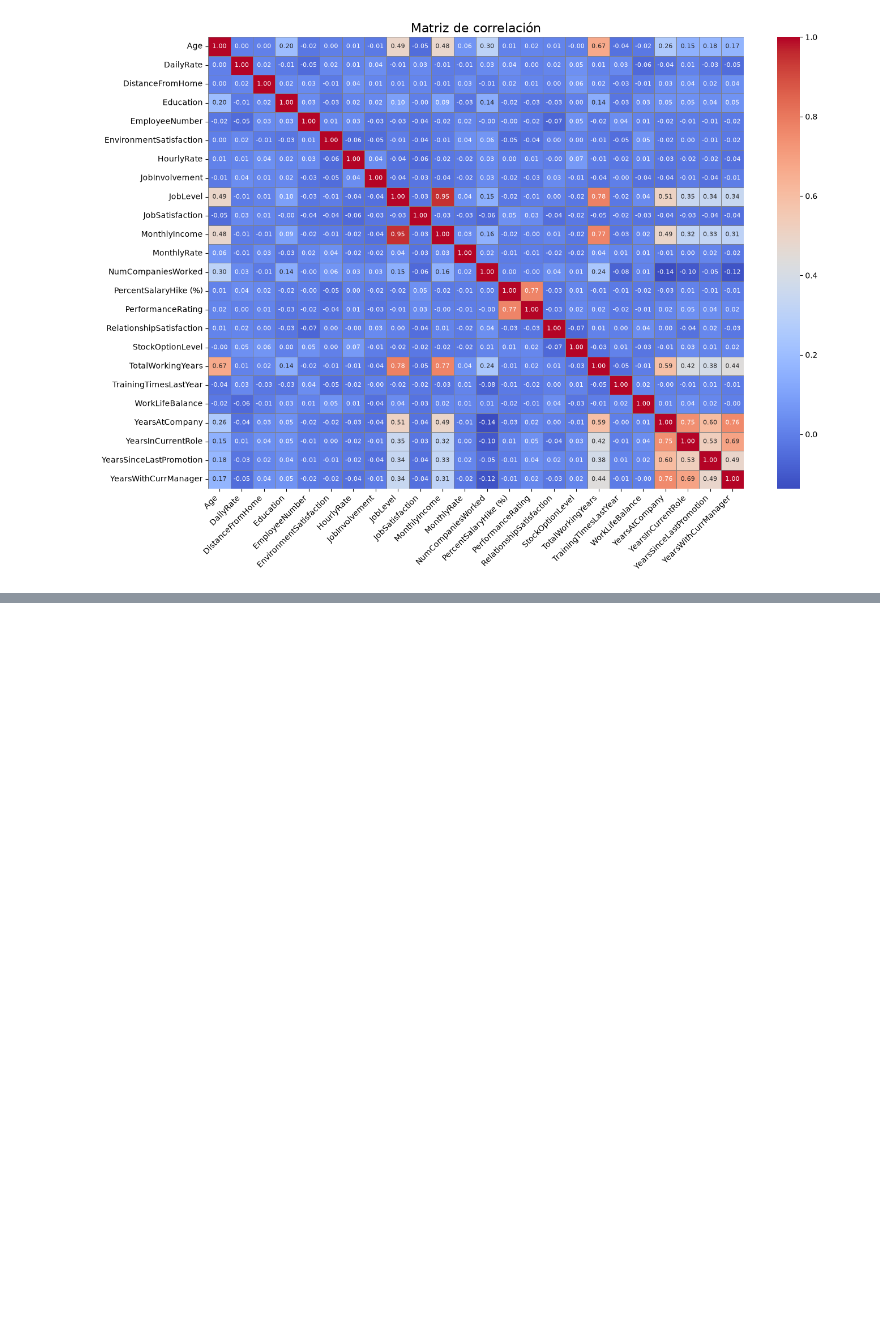
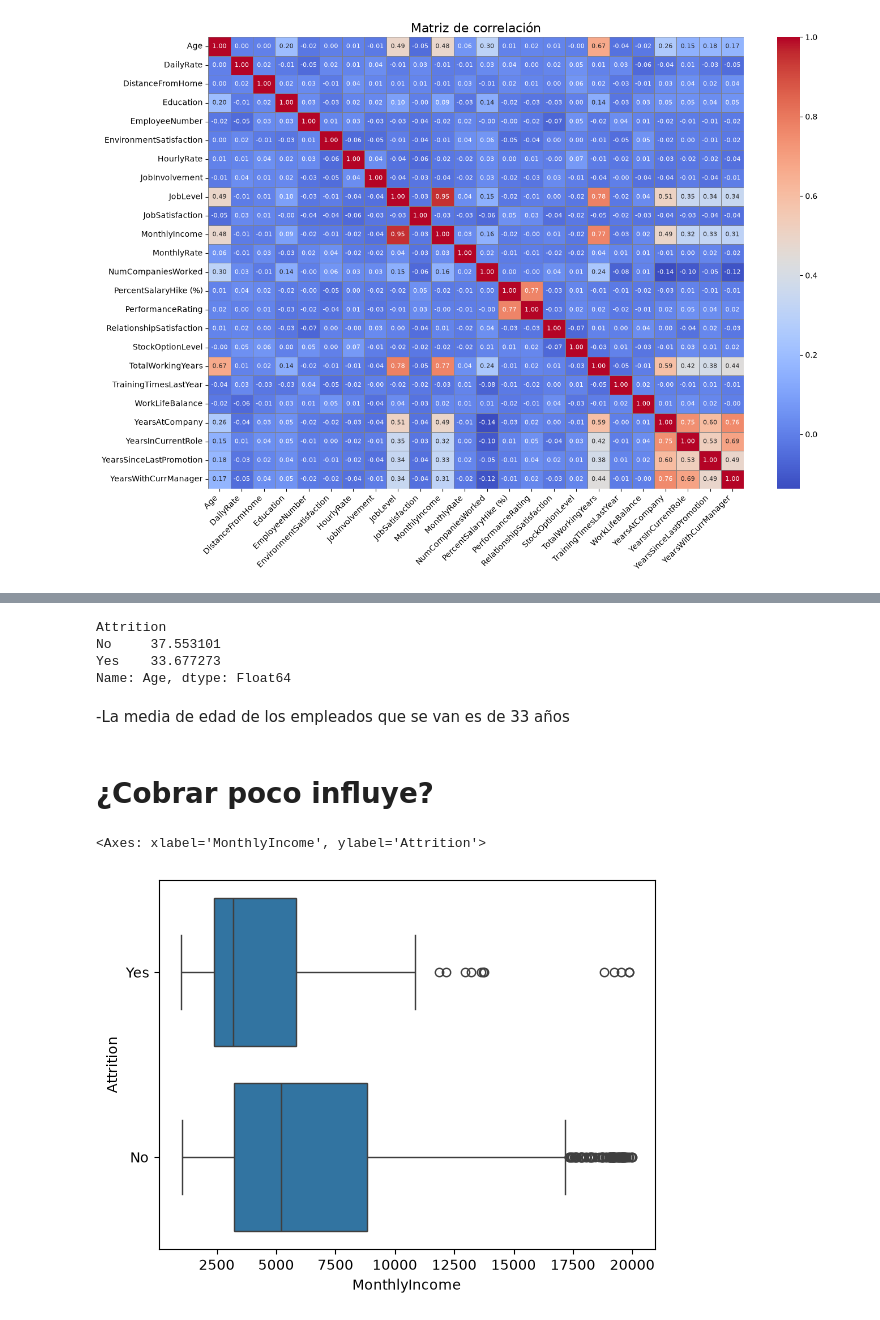
Before and after one commit to Adalab/proyecto-da-promo-67-modulo-3-team-3, a Jupyter notebook: proyecto.ipynb, the cells around one changed output, grey strips where cells are left out. Drawn from its saved outputs; the diff is of its cells as text; code cells hidden in the pictures; blank space fills up the shorter version.

```diff
--- a/proyecto.ipynb
+++ b/proyecto.ipynb
@@ -488,0 +525,20 @@ plt.tight_layout()
+# %%
+df.groupby("Attrition")["Age"].mean()
+# %% [output]
+Attrition
+No     37.553101
+Yes    33.677273
+Name: Age, dtype: Float64
+# %% [markdown]
+-La media de edad de los empleados que se van es de  33 años
+# %% [markdown]
+# ¿Cobrar poco influye?
+# %%
+sns.boxplot(
+    data=df,
+    y="Attrition",
+    x="MonthlyIncome"
+)
+# %% [output]
+<Axes: xlabel='MonthlyIncome', ylabel='Attrition'>
+[figure, added]
```
Also changed, not shown: parts of 69 cells of this notebook.
